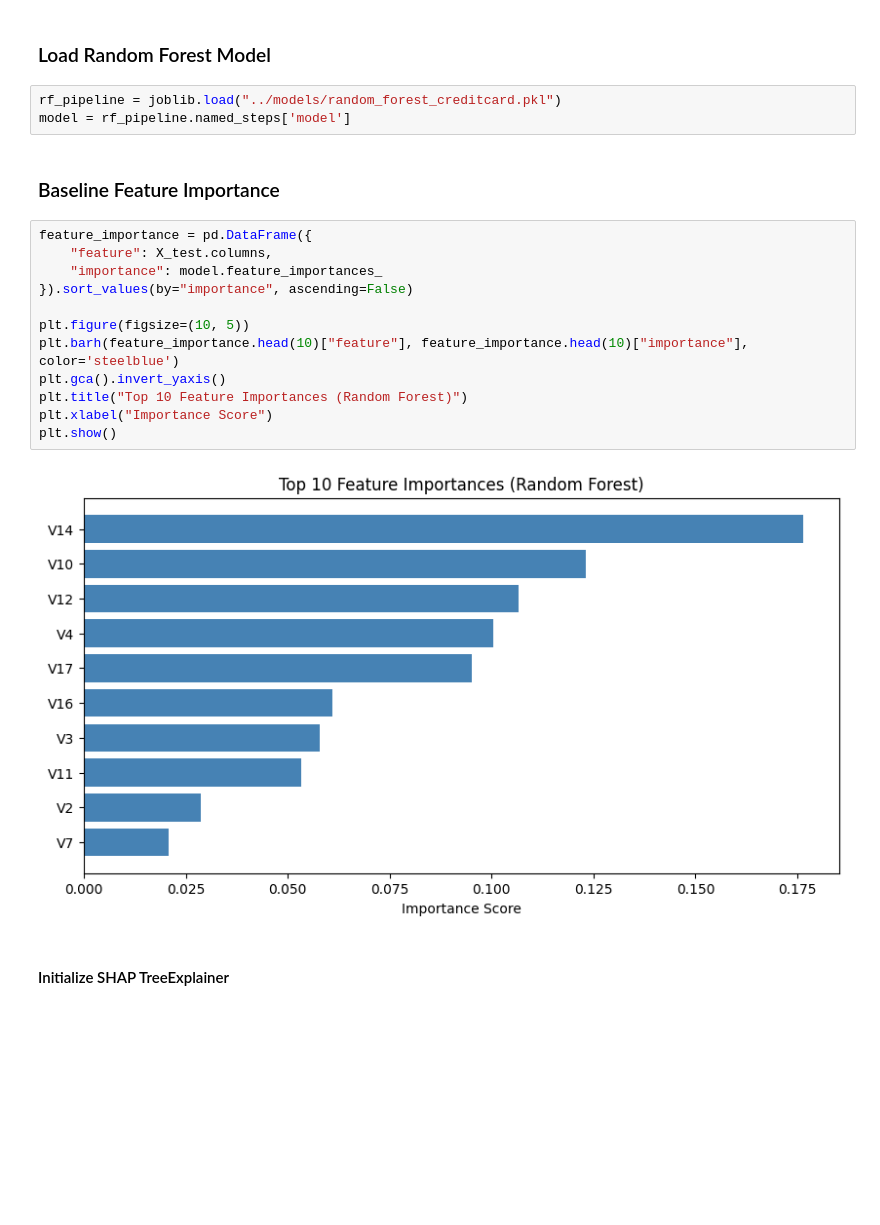
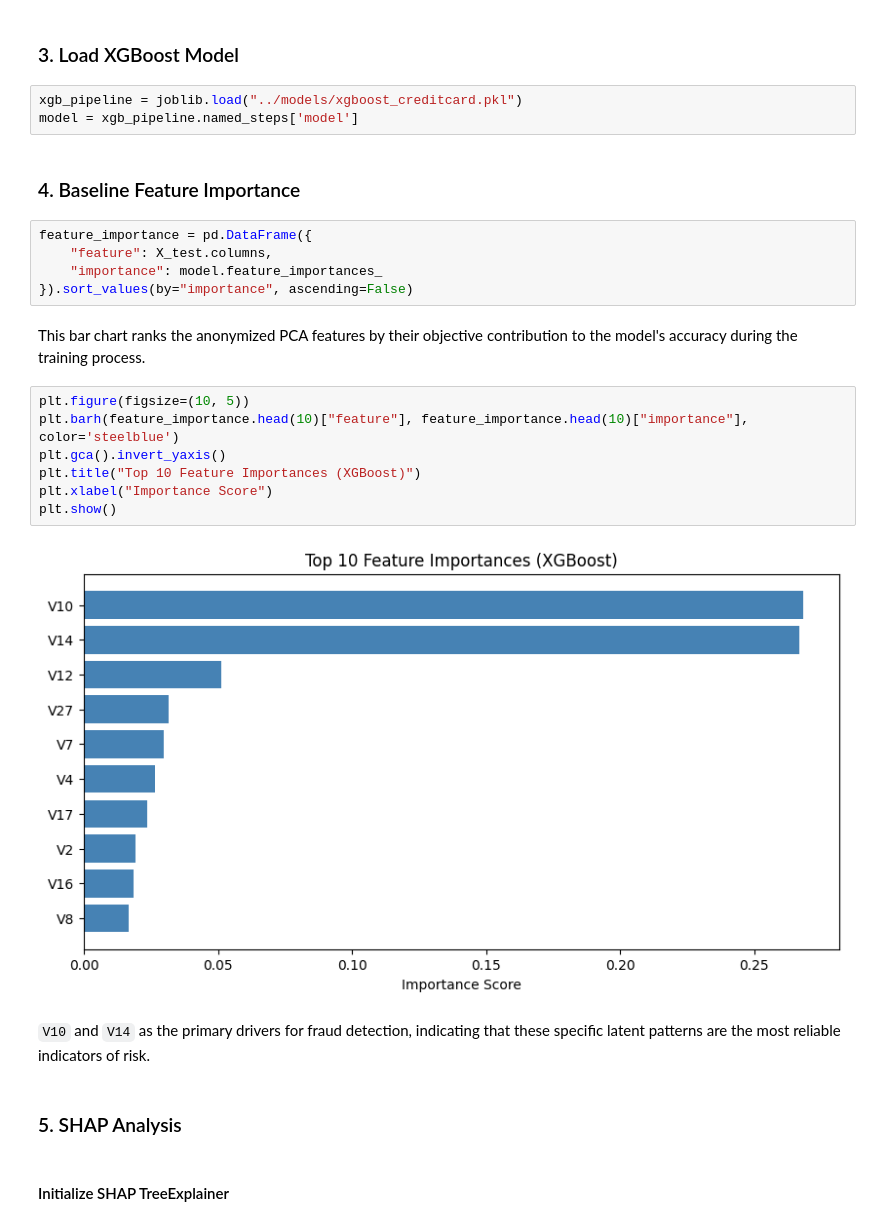
Before and after one commit to selamasnake/fraud-detection, a Jupyter notebook: notebooks/shap-explainability-creditcard.ipynb, the cells around one changed output. Saved outputs shown, nothing was run; the diff lists cells and outputs as text; blank space fills up the shorter version.

```diff
--- a/notebooks/shap-explainability-creditcard.ipynb
+++ b/notebooks/shap-explainability-creditcard.ipynb
@@ -38,23 +42,29 @@ y_test, y_train = fraud_model.y_test, fraud_model.y_train
 # %% [markdown]
-### Load Random Forest Model
+### 3. Load XGBoost Model
 # %%
-rf_pipeline = joblib.load("../models/random_forest_creditcard.pkl")
-model = rf_pipeline.named_steps['model']
+xgb_pipeline = joblib.load("../models/xgboost_creditcard.pkl")
+model = xgb_pipeline.named_steps['model']
 # %% [markdown]
-### Baseline Feature Importance
+### 4. Baseline Feature Importance
 # %%
 feature_importance = pd.DataFrame({
     "feature": X_test.columns,
     "importance": model.feature_importances_
 }).sort_values(by="importance", ascending=False)
-
-plt.figure(figsize=(10, 5))
-plt.barh(feature_importance.head(10)["feature"], feature_importance.head(10)["importance"], color='steelblue')
-plt.gca().invert_yaxis()
-plt.title("Top 10 Feature Importances (Random Forest)")
-plt.xlabel("Importance Score")
-plt.show()
-# %% [output]
-[figure, removed]
+# %% [markdown]
+This bar chart ranks the anonymized PCA features by their objective contribution to the model's accuracy during the training process.
+# %%
+plt.figure(figsize=(10, 5))
+plt.barh(feature_importance.head(10)["feature"], feature_importance.head(10)["importance"], color='steelblue')
+plt.gca().invert_yaxis()
+plt.title("Top 10 Feature Importances (XGBoost)")
+plt.xlabel("Importance Score")
+plt.show()
+# %% [output]
+[figure, added]
+# %% [markdown]
+`V10` and `V14` as the primary drivers for fraud detection, indicating that these specific latent patterns are the most reliable indicators of risk.
+# %% [markdown]
+### 5. SHAP Analysis
 # %% [markdown]
 #### Initialize SHAP TreeExplainer
```
Also changed, not shown: parts of 30 cells of this notebook, 1 other file.
